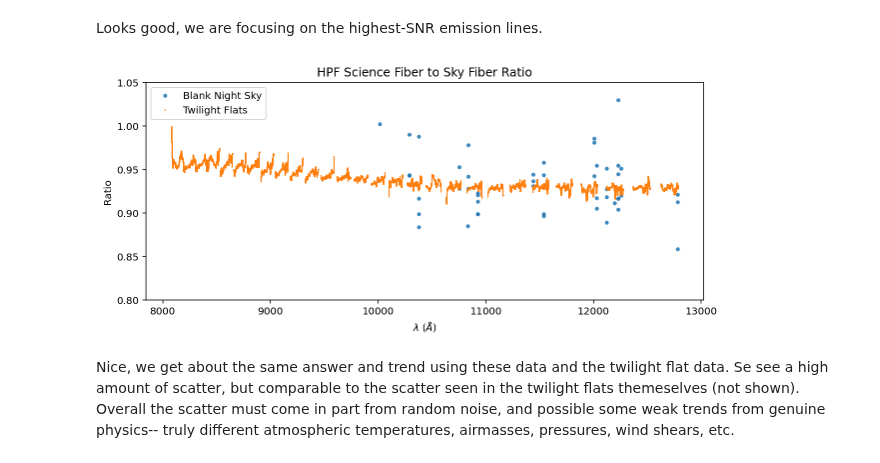
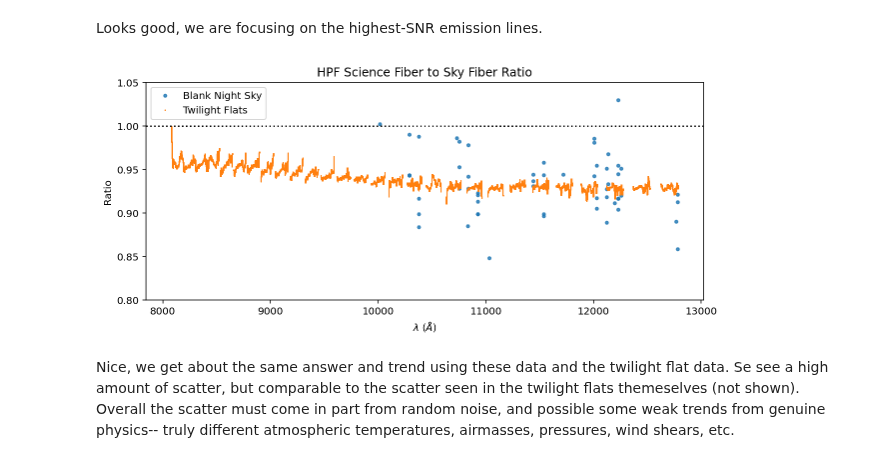
Before and after one commit to OttoStruve/muler, a Jupyter notebook: docs/tutorials/blank_sky_observations.ipynb, the cells around one changed output. Cells and saved outputs as stored; diff of their text form; code cells hidden in the pictures.

```diff
--- a/docs/tutorials/blank_sky_observations.ipynb
+++ b/docs/tutorials/blank_sky_observations.ipynb
@@ -63,0 +61,5 @@ There's no convenience method for sky or uncertainty stitching (yet) so we have
+# %%
+resampled_sky_spectrum = resampler(full_science.sky, full_science.wavelength)
+resampled_sky_spectrum = HPFSpectrum(spectral_axis=resampled_sky_spectrum.wavelength,
+                                    flux=resampled_sky_spectrum.flux,
+                                    uncertainty=resampled_sky_spectrum.uncertainty)
@@ -64,3 +68,2 @@ There's no convenience method for sky or uncertainty stitching (yet) so we have
 # %%
-full_sky = HPFSpectrumList([resampler(spec.sky, spec.spectral_axis) for spec in spectra]).stitch()
-full_snr = HPFSpectrumList([spec/spec.uncertainty.array for spec in spectra]).stitch()
+full_snr = resampled_sky_spectrum.snr
@@ -70,4 +70,4 @@ Experimental method
 # %% [markdown]
 Let's just pick the very high SNR pixels.
 # %%
-full_mask = full_snr.flux.value > 40
+full_mask = full_snr.value > 40
@@ -80,18 +80,20 @@ ax.set_ylabel('Signal-to-noise ratio (per pixel)');
 # %% [markdown]
 Looks good, we are focusing on the highest-SNR emission lines.
 # %%
-full_ratio = full_science.divide(full_sky, handle_meta='ff').multiply(full_mask*full_science.flux.unit)
+full_ratio = full_science.divide(resampled_sky_spectrum, handle_meta='ff').multiply(full_mask*full_science.flux.unit)
 # %%
 ax = full_ratio.plot(ylo=0.8, yhi=1.1, linestyle='none', marker='o', ms=3, alpha=0.8, label='Blank Night Sky')
 twilight_ratio_raw.plot(ax=ax, linestyle='none', marker='.', ms=1, label='Twilight Flats');
 
 ax.set_title('HPF Science Fiber to Sky Fiber Ratio')
 
+ax.axhline(1.0, linestyle='dotted', color='k')
+
 ax.set_ylabel('Ratio')
 ax.set_ylim(0.8, 1.05)
 ax.legend();
 # %% [output]
-[figure, old version]
+[figure, new version]
 # %% [markdown]
 Nice, we get about the same answer and trend using these data and the twilight flat data.  Se see a high amount of scatter, but comparable to the scatter seen in the twilight flats themeselves (not shown).  Overall the scatter must come in part from random noise, and possible some weak trends from genuine physics-- truly different atmospheric temperatures, airmasses, pressures, wind shears, etc.
 # %% [markdown]
```
Also changed, not shown: parts of 8 cells of this notebook, 2 other files.
